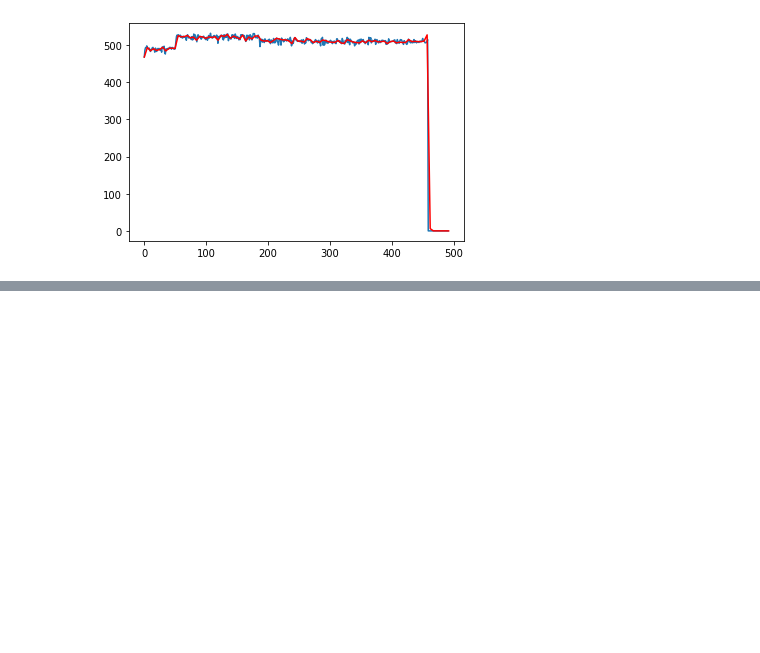
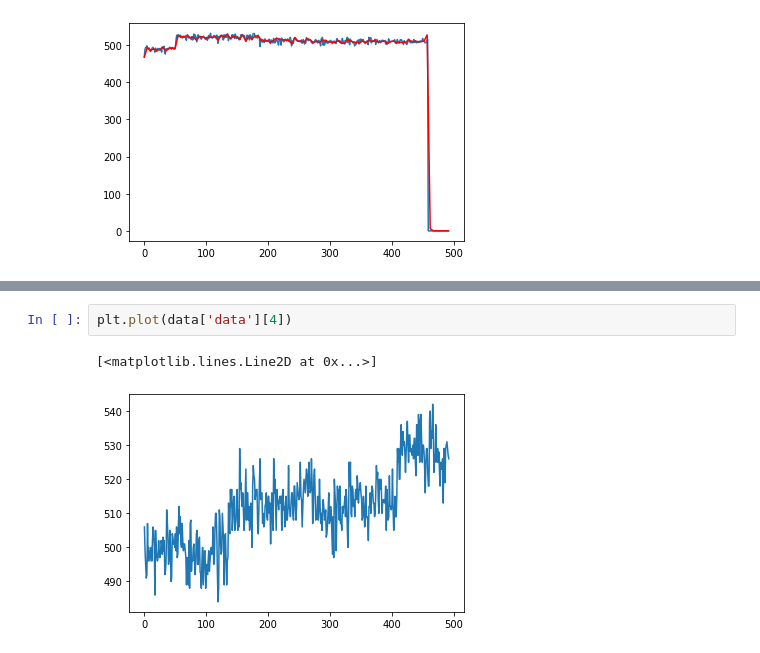
Before and after one commit to IImbryk/NMA_MindBigData, a Jupyter notebook: Main.ipynb, the cells around one changed output, grey strips where cells are left out. Drawn from its saved outputs; the diff is of its cells as text; blank space fills up the shorter version.

```diff
--- a/Main.ipynb
+++ b/Main.ipynb
@@ -116,0 +122,5 @@ plt.show()
+# %%
+plt.plot(data['data'][4])
+# %% [output]
+[<matplotlib.lines.Line2D at 0x...>]
+[figure, added]
```
Also changed, not shown: parts of 11 cells of this notebook.
